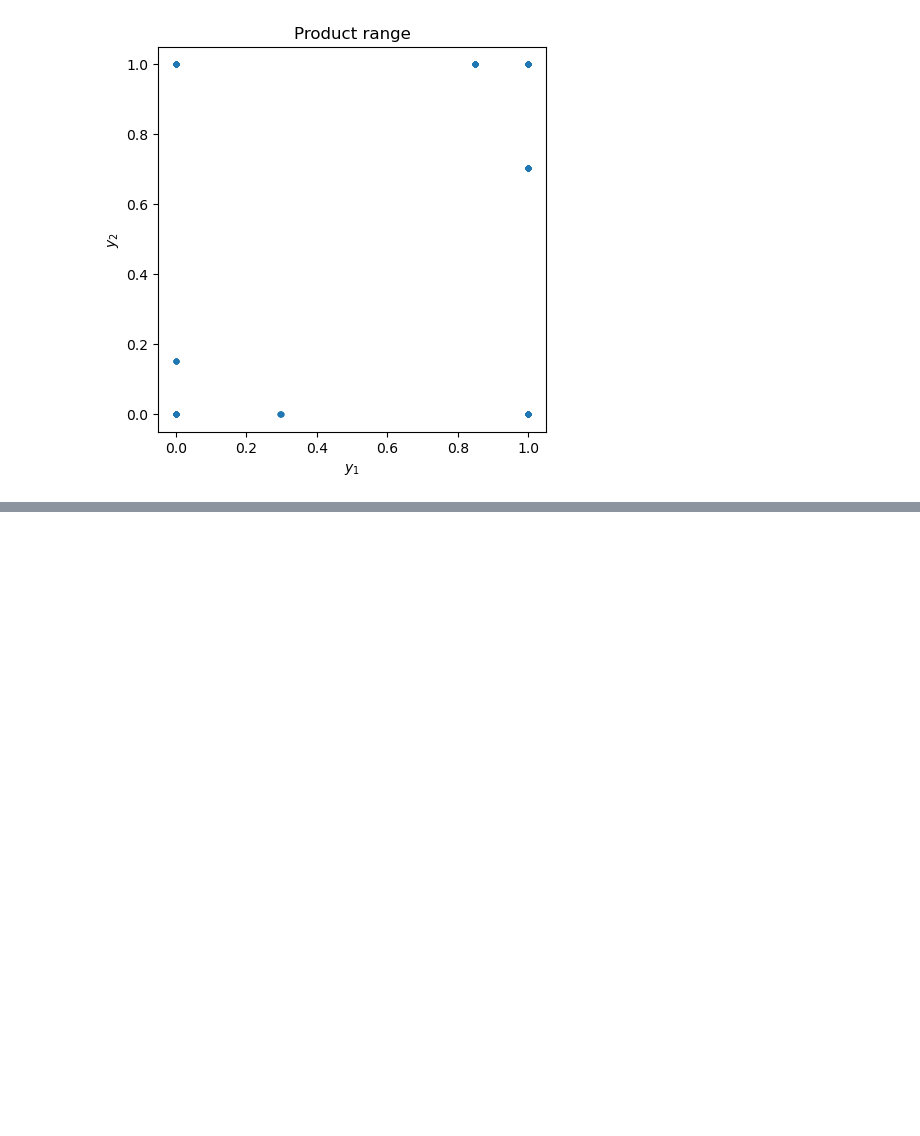
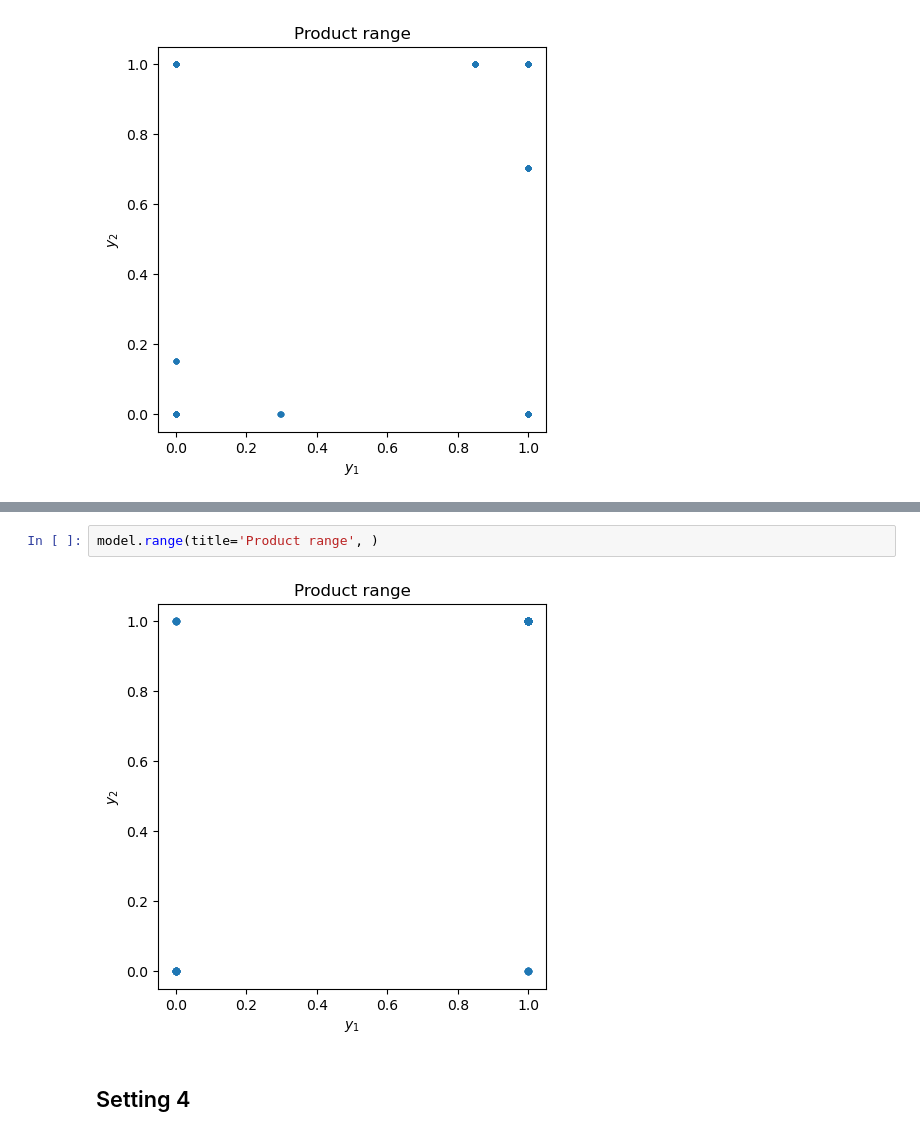
Before and after one commit to x-dupuis/screening-algo, a Jupyter notebook: examples/linear_monopolist.ipynb, the cells around one changed output, grey strips where cells are left out. Drawn from its saved outputs; the diff is of its cells as text; blank space fills up the shorter version.

```diff
--- a/examples/linear_monopolist.ipynb
+++ b/examples/linear_monopolist.ipynb
@@ -146,0 +188,6 @@ model.range(title='Product range', s=10,) #path='results/'+model.id)
+# %%
+model.range(title='Product range', )
+# %% [output]
+[figure, added]
+# %% [markdown]
+## Setting 4
```
Also changed, not shown: parts of 9 cells of this notebook.
